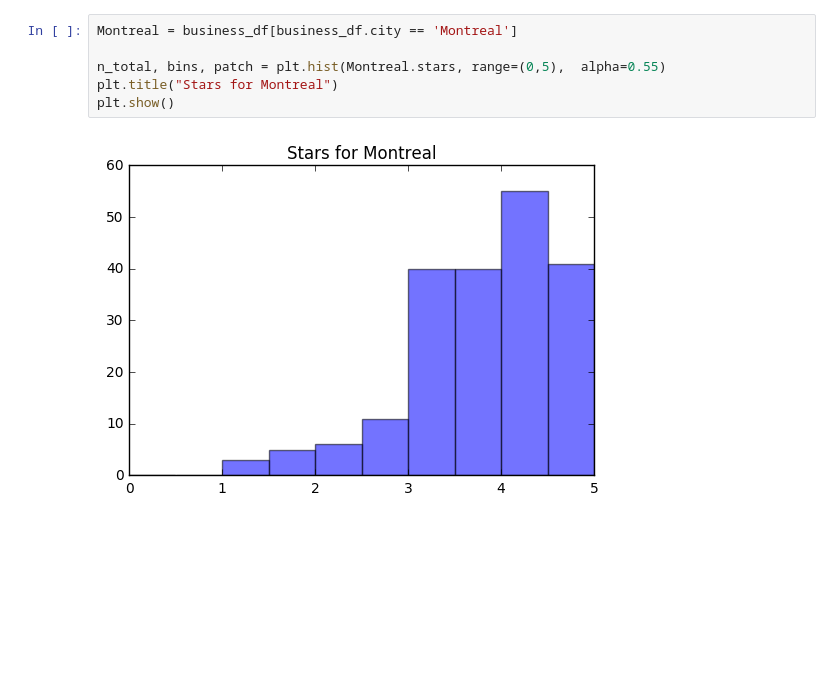
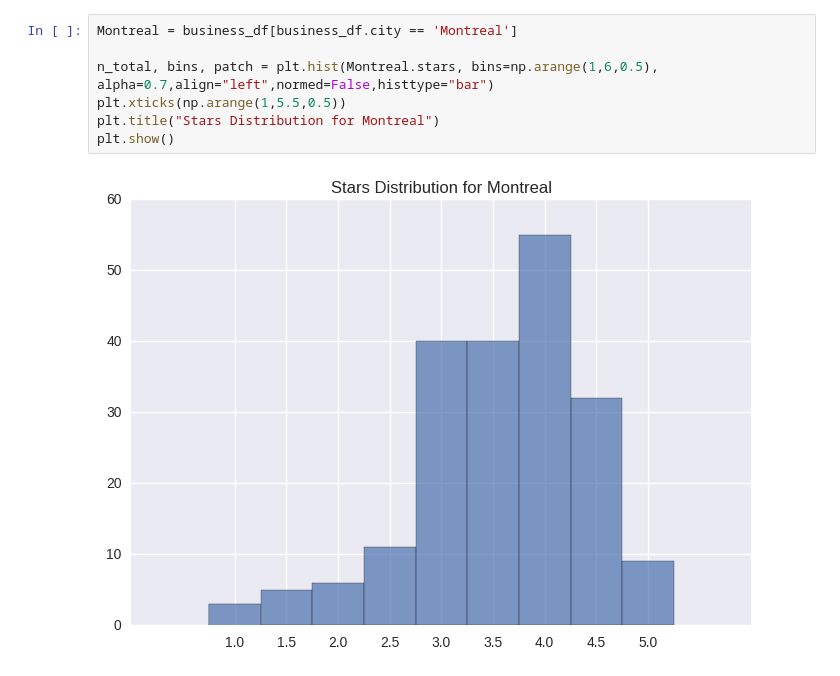
Before and after one commit to klimoka/COMPG011_group_project, a Jupyter notebook: Assi_1.ipynb, the cells around one changed output. Drawn from its saved outputs; the diff is of its cells as text; blank space fills up the shorter version.

```diff
--- a/Assi_1.ipynb
+++ b/Assi_1.ipynb
@@ -44,8 +42,9 @@ plt.show()
 # %%
 Montreal = business_df[business_df.city == 'Montreal']
 
-n_total, bins, patch = plt.hist(Montreal.stars, range=(0,5),  alpha=0.55)
-plt.title("Stars for Montreal")
+n_total, bins, patch = plt.hist(Montreal.stars, bins=np.arange(1,6,0.5), alpha=0.7,align="left",normed=False,histtype="bar")
+plt.xticks(np.arange(1,5.5,0.5))
+plt.title("Stars Distribution for Montreal")
 plt.show()
 # %% [output]
-[figure, old version]
+[figure, new version]
```
Also changed, not shown: parts of 7 cells of this notebook.
